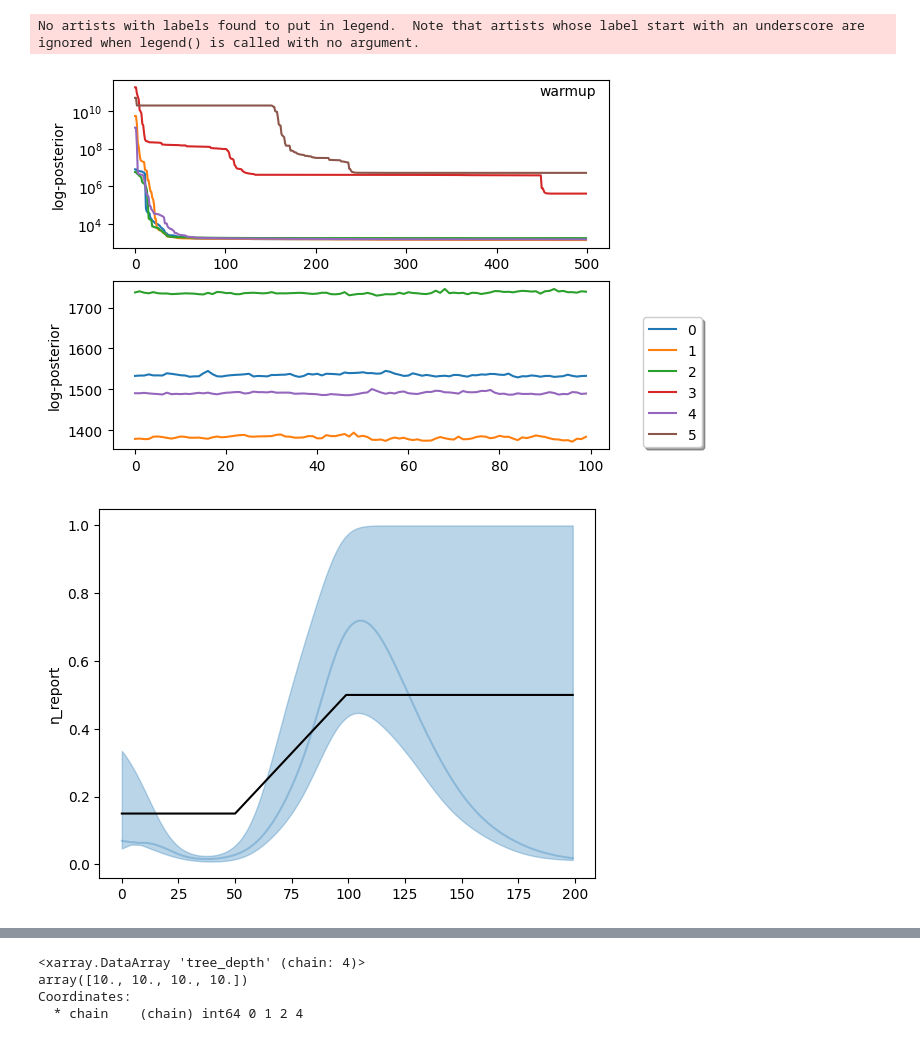
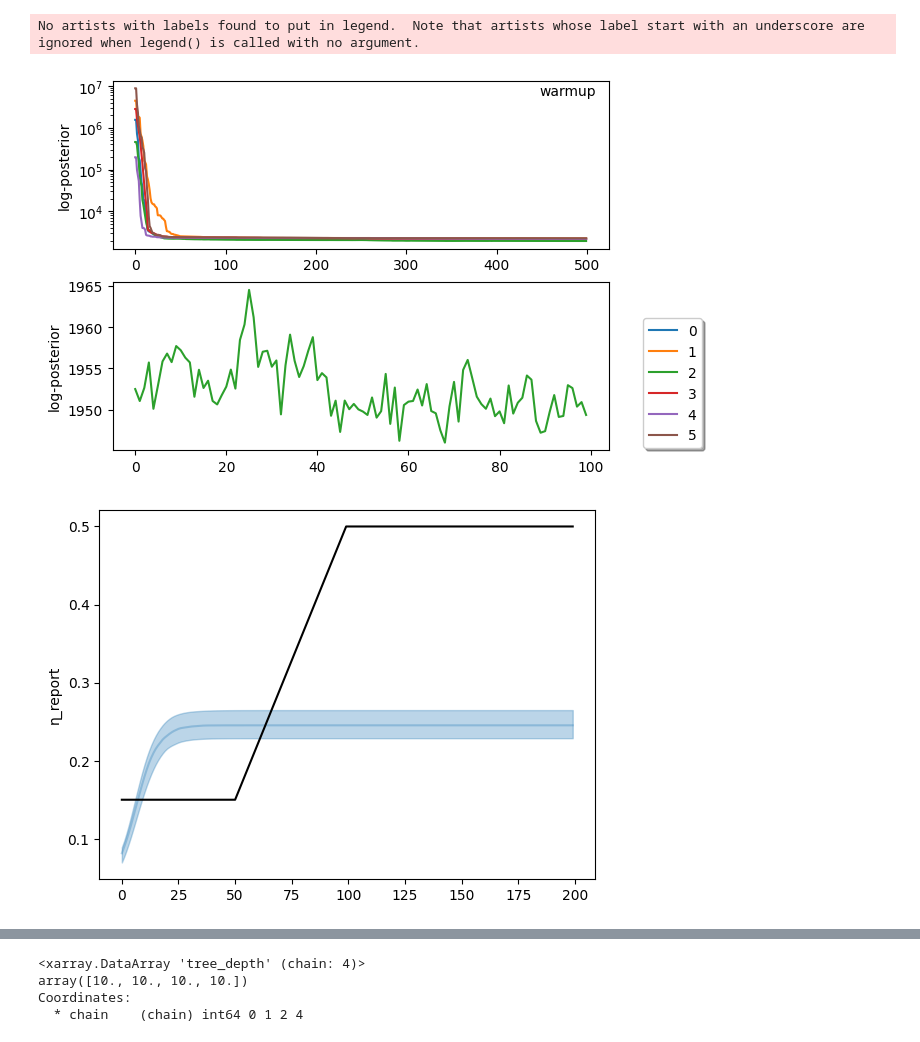
Before and after one commit to waldie11/covid19_ode_inference, a Jupyter notebook: notebooks/seropositivity_model.ipynb, the cells around one changed output, grey strips where cells are left out. Saved outputs shown, nothing was run; the diff lists cells and outputs as text; code cells hidden in the pictures.

Commit message:
nsirsd with sir cp toys; only 1 reporting cp at cp_interval=30.

```diff
--- a/notebooks/seropositivity_model.ipynb
+++ b/notebooks/seropositivity_model.ipynb
@@ -51,7 +47,8 @@ model = cov19_ode.examples.model_cases_seropositivity_dead(
     dead_data=dead_data,
     sim_model=False,
     fact_subs=8,
-    cp_reporting_kwargs=dict(num_cps=7),
+#     cp_reporting_kwargs=dict(num_cps=7),
+    cp_reporting_kwargs=dict(num_cps=3,cp_interval=50.),
     cp_R_kwargs=dict(num_cps=7),
     cp_fatality_kwargs=dict(num_cps=2,cp_interval=1.),
 )
@@ -144,31 +141,31 @@ pm.stats.convergence.log_warnings(warnings)
 # %%
 chainsel=[0,1,2,3,4,5]
-chainsel=[0,1,2,4]
-# chainsel=[1]
+# chainsel=[0,2,4]
+chainsel=[2]
 fig, ax = plt.subplots(2)
 def my_get_subplot(i):
     return ax[i]
 ax_warmup = my_get_subplot(0).plot(idata_gen.warmup_sample_stats["lp"].T)
 my_get_subplot(0).set_ylabel("log-posterior");
 my_get_subplot(0).set_yscale("log")
 fig.legend(title="warmup", loc='right', bbox_to_anchor=(0.9,0.85),shadow=False,frameon=False);
 for i in range(len(ax_warmup)):
     ax_warmup[i].set_color("C"+str(i))
 
 idata = idata_gen.sel(chain=chainsel, groups="posterior_groups")
 
 ax_sample = my_get_subplot(1).plot(idata.sample_stats["lp"].T)
 my_get_subplot(1).set_ylabel("log-posterior");
 # my_get_subplot(1).set_ylim((640,680))
 # my_get_subplot(0).set_legend(np.arange(0,6));
 for i in range(len(ax_sample)):
     ax_sample[i].set_color("C"+str(chainsel[i]))
 
 fig.legend(np.arange(0,len(ax_warmup)), loc='lower center', bbox_to_anchor=(1, 0.1),
           fancybox=True, shadow=True, ncol=1);
 # %% [output]
 No artists with labels found to put in legend.  Note that artists whose label start with an underscore are ignored when legend() is called with no argument.
-[figure, old version]
+[figure, new version]
 # %%
 values_inferred = idata.posterior["eta_report"].to_numpy().reshape((-1, len_sim))
 
@@ -177,7 +174,7 @@ plt.fill_between(time, *np.percentile(values_inferred, q=(2.5,97.5), axis=0), co
 plt.plot(data1[:, 2]/data1[:, 1], color="black")
 plt.ylabel("η_report");
 # %% [output]
-[figure, old version]
+[figure, new version]
 # %%
 seropositive_inferred = idata.posterior["Sero_t"].to_numpy().reshape((-1, len_sim))
 
```
Also changed, not shown: parts of 8 cells of this notebook, 1 other file.
